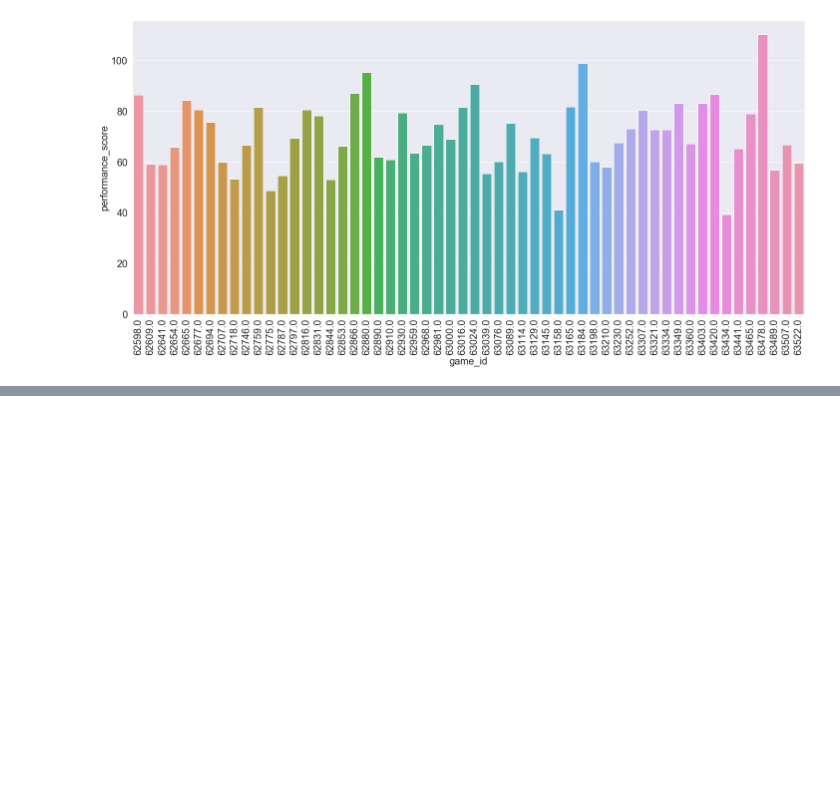
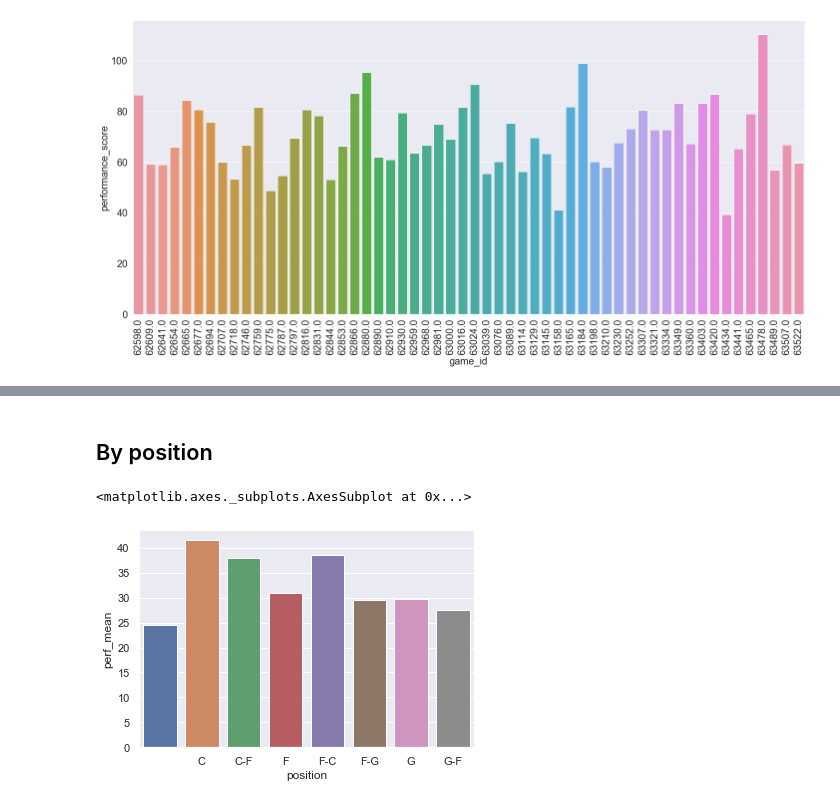
Before and after one commit to JonasRoo/nba-analysis, a Jupyter notebook: notebooks/season_2019_analysis_07092020.ipynb, the cells around one changed output, grey strips where cells are left out. Cells and saved outputs as stored; diff of their text form; code cells hidden in the pictures; blank space fills up the shorter version.

```diff
--- a/notebooks/season_2019_analysis_07092020.ipynb
+++ b/notebooks/season_2019_analysis_07092020.ipynb
@@ -603,0 +620,11 @@ df_performance_eval
+# %% [markdown]
+## By position
+# %%
+by_pos = df.groupby("player_position").agg({"performance_score": ["nunique", "mean", "std"]})
+by_pos.reset_index(inplace=True)
+by_pos.columns = ["position", "perf_nunique", "perf_mean", "perf_std"]
+
+sns.barplot(data=by_pos, x="position", y="perf_mean")
+# %% [output]
+<matplotlib.axes._subplots.AxesSubplot at 0x...>
+[figure, added]
```
Also changed, not shown: parts of 21 cells of this notebook.
